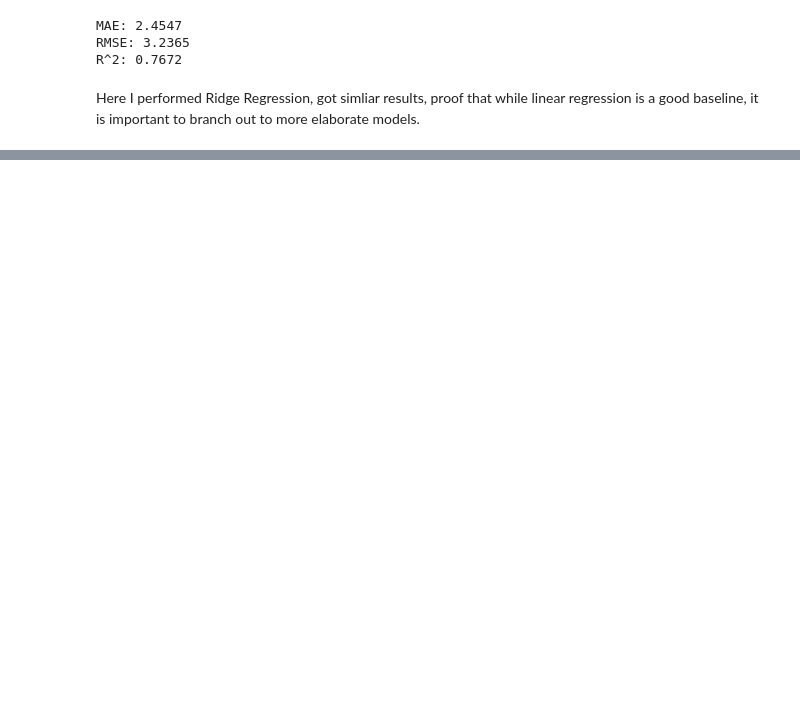
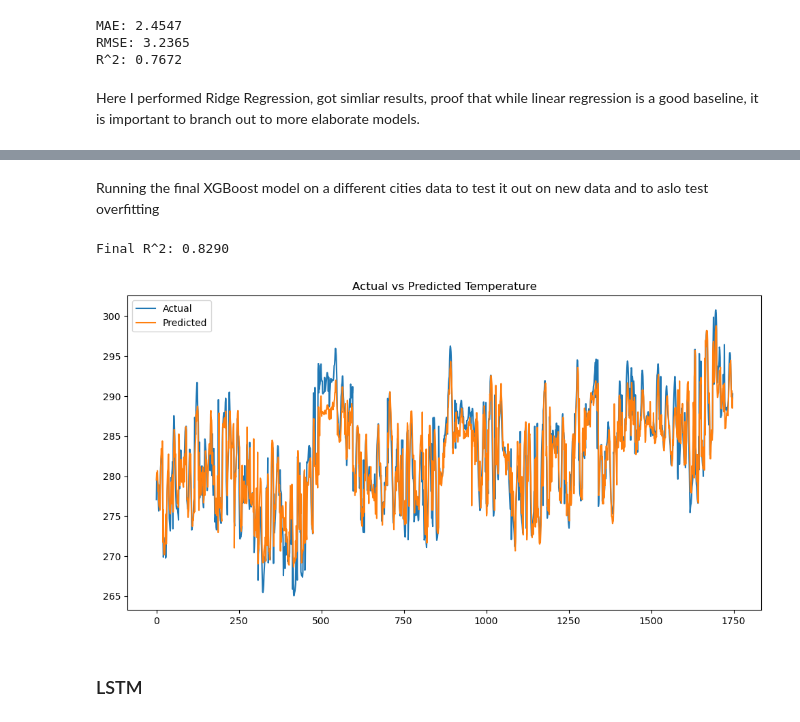
Before and after one commit to Blansha2/CSE_404_Repo, a Jupyter notebook: CSE_404_Project.ipynb, the cells around one changed output, grey strips where cells are left out. Saved outputs shown, nothing was run; the diff lists cells and outputs as text; code cells hidden in the pictures; blank space fills up the shorter version.

Commit message:
added xgboost and lstm

```diff
--- a/CSE_404_Project.ipynb
+++ b/CSE_404_Project.ipynb
@@ -387,0 +475,14 @@ Here I performed Ridge Regression, got simliar results, proof that while linear
+# %%
+for n in [100, 200, 500, 1000]:
+    model = XGBRegressor(
+        n_estimators=n,
+        learning_rate=0.05,
+        max_depth=3,
+        random_state=42
+    )
+
+    model.fit(X_train, y_train, verbose=False)
+    y_pred = model.predict(X_test)
+
+    r2 = r2_score(y_test, y_pred)
+    print(f"n_estimators {n}: R^2: {r2:.4f}")
@@ -387,0 +583,3 @@ Here I performed Ridge Regression, got simliar results, proof that while linear
+# %%
+df_raleigh = df[df['city'] == 'Raleigh,NC,US']
+df_raleigh.head()
@@ -387,0 +594,34 @@ Here I performed Ridge Regression, got simliar results, proof that while linear
+# %% [markdown]
+Running the final XGBoost model on a different cities data to test it out on new data and to aslo test overfitting
+# %%
+split = int(len(df_raleigh) * 0.8)
+
+train = df_raleigh.iloc[:split]
+test = df_raleigh.iloc[split:]
+
+X_train = train.drop(columns=['main.temp', 'date', 'city'])
+y_train = train['main.temp']
+
+X_test = test.drop(columns=['main.temp', 'date', 'city'])
+y_test = test['main.temp']
+# %%
+y_pred = final_xgb.predict(X_test)
+
+r2 = r2_score(y_test, y_pred)
+print(f"Final R^2: {r2:.4f}")
+# %% [output]
+Final R^2: 0.8290
+# %%
+
+plt.figure(figsize=(12,6))
+
+plt.plot(y_test.values, label='Actual')
+plt.plot(y_pred, label='Predicted')
+
+plt.legend()
+plt.title('Actual vs Predicted Temperature')
+plt.show()
+# %% [output]
+[figure, added]
+# %% [markdown]
+### LSTM
```
Also changed, not shown: parts of 26 cells of this notebook.
